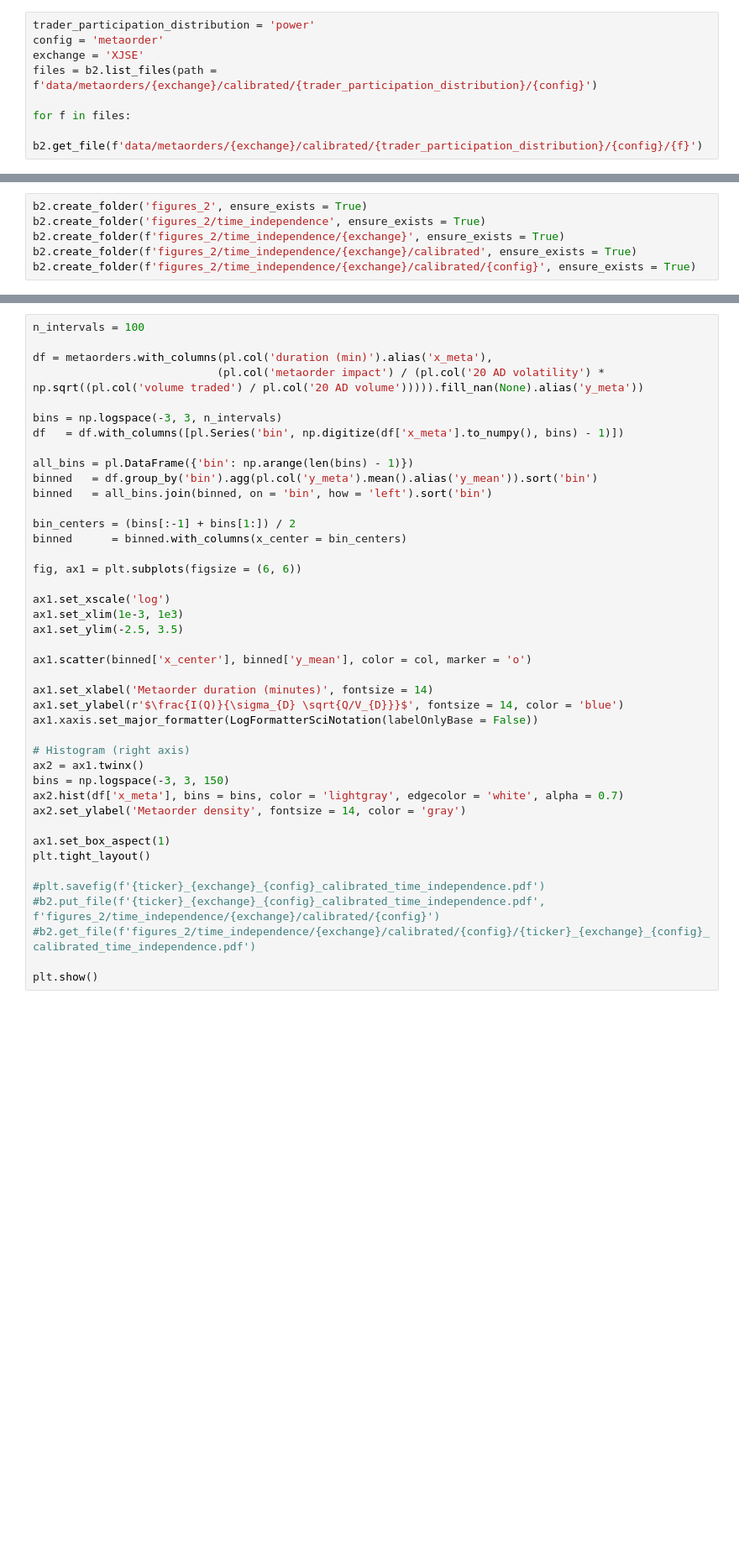
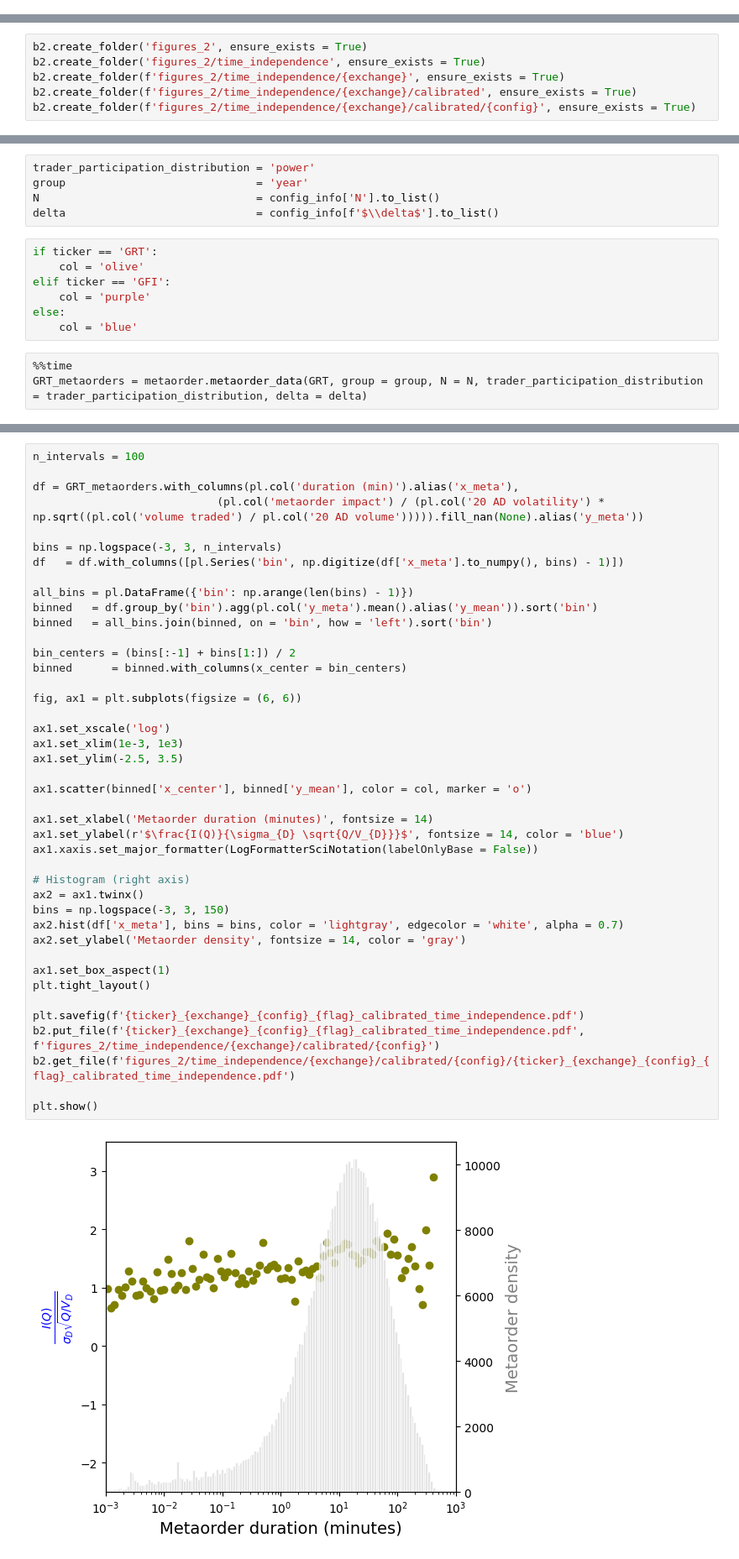
Before and after one commit to EzraGoliath/Metaorder-modelling-and-identification-Msc-thesis-, a Jupyter notebook: Plotting_notebooks/time_independence_plots_BMLL.ipynb, the cells around one changed output, grey strips where cells are left out. Shown at 84% size. Cells and saved outputs as stored; diff of their text form; blank space fills up the shorter version.

```diff
--- a/Plotting_notebooks/time_independence_plots_BMLL.ipynb
+++ b/Plotting_notebooks/time_independence_plots_BMLL.ipynb
@@ -135,8 +98,0 @@ def find_configs(data, trader_participation_distribution, config = Literal['meta
-# %%
-trader_participation_distribution = 'power'
-config = 'metaorder'
-exchange = 'XJSE'
-files = b2.list_files(path = f'data/metaorders/{exchange}/calibrated/{trader_participation_distribution}/{config}')
-
-for f in files:
-    b2.get_file(f'data/metaorders/{exchange}/calibrated/{trader_participation_distribution}/{config}/{f}')
@@ -157,0 +146,15 @@ b2.create_folder(f'figures_2/time_independence/{exchange}/calibrated/{config}',
+# %%
+trader_participation_distribution = 'power'
+group                             = 'year'
+N                                 = config_info['N'].to_list()
+delta                             = config_info[f'$\\delta$'].to_list()
+# %%
+if ticker == 'GRT':
+    col = 'olive'
+elif ticker == 'GFI':
+    col = 'purple'
+else:
+    col = 'blue'
+# %%
+%%time
+GRT_metaorders = metaorder.metaorder_data(GRT, group = group, N = N, trader_participation_distribution = trader_participation_distribution, delta = delta)
@@ -158,7 +164,7 @@ b2.create_folder(f'figures_2/time_independence/{exchange}/calibrated/{config}',
 # %%
 n_intervals = 100
 
-df = metaorders.with_columns(pl.col('duration (min)').alias('x_meta'),
+df = GRT_metaorders.with_columns(pl.col('duration (min)').alias('x_meta'),
                             (pl.col('metaorder impact') / (pl.col('20 AD volatility') * np.sqrt((pl.col('volume traded') / pl.col('20 AD volume'))))).fill_nan(None).alias('y_meta'))
 
 bins = np.logspace(-3, 3, n_intervals)
@@ -167,33 +173,35 @@ df   = df.with_columns([pl.Series('bin', np.digitize(df['x_meta'].to_numpy(), bi
 all_bins = pl.DataFrame({'bin': np.arange(len(bins) - 1)})
 binned   = df.group_by('bin').agg(pl.col('y_meta').mean().alias('y_mean')).sort('bin')
 binned   = all_bins.join(binned, on = 'bin', how = 'left').sort('bin')
 
 bin_centers = (bins[:-1] + bins[1:]) / 2
 binned      = binned.with_columns(x_center = bin_centers)
 
 fig, ax1 = plt.subplots(figsize = (6, 6))
 
 ax1.set_xscale('log')
 ax1.set_xlim(1e-3, 1e3)
 ax1.set_ylim(-2.5, 3.5)
 
 ax1.scatter(binned['x_center'], binned['y_mean'], color = col, marker = 'o')
 
 ax1.set_xlabel('Metaorder duration (minutes)', fontsize = 14)
 ax1.set_ylabel(r'$\frac{I(Q)}{\sigma_{D} \sqrt{Q/V_{D}}}$', fontsize = 14, color = 'blue')
 ax1.xaxis.set_major_formatter(LogFormatterSciNotation(labelOnlyBase = False))
 
 # Histogram (right axis)
 ax2 = ax1.twinx()
 bins = np.logspace(-3, 3, 150)
 ax2.hist(df['x_meta'], bins = bins, color = 'lightgray', edgecolor = 'white', alpha = 0.7)
 ax2.set_ylabel('Metaorder density', fontsize = 14, color = 'gray')
 
 ax1.set_box_aspect(1)
 plt.tight_layout()
 
-#plt.savefig(f'{ticker}_{exchange}_{config}_calibrated_time_independence.pdf')
-#b2.put_file(f'{ticker}_{exchange}_{config}_calibrated_time_independence.pdf', f'figures_2/time_independence/{exchange}/calibrated/{config}')
-#b2.get_file(f'figures_2/time_independence/{exchange}/calibrated/{config}/{ticker}_{exchange}_{config}_calibrated_time_independence.pdf')
+plt.savefig(f'{ticker}_{exchange}_{config}_{flag}_calibrated_time_independence.pdf')
+b2.put_file(f'{ticker}_{exchange}_{config}_{flag}_calibrated_time_independence.pdf', f'figures_2/time_independence/{exchange}/calibrated/{config}')
+b2.get_file(f'figures_2/time_independence/{exchange}/calibrated/{config}/{ticker}_{exchange}_{config}_{flag}_calibrated_time_independence.pdf')
 
 plt.show()
+# %% [output]
+[figure, added]
```
Also changed, not shown: parts of 19 cells of this notebook, 4 other files.
